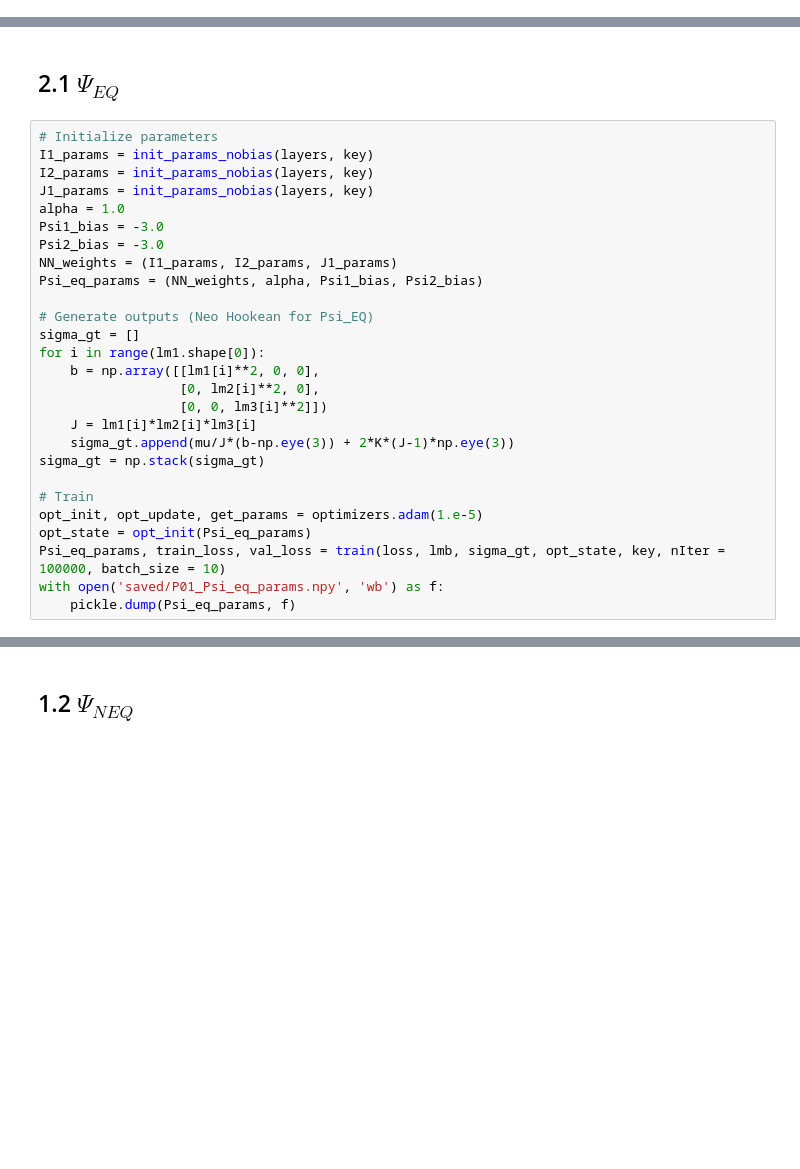
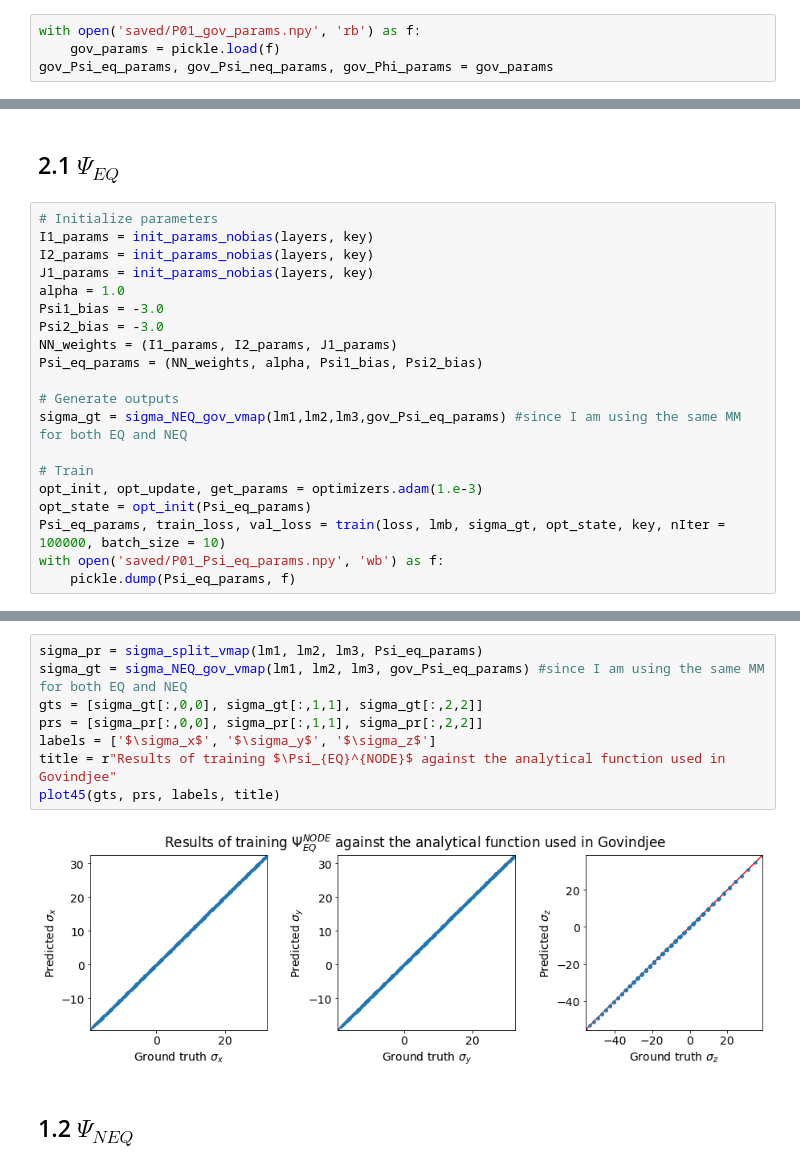
Before and after one commit to VatsalSy/nvisco, a Jupyter notebook: nvisco_P01.ipynb, the cells around one changed output, grey strips where cells are left out. Saved outputs shown, nothing was run; the diff lists cells and outputs as text; blank space fills up the shorter version.

Commit message:
Made modifications to have a better for Psi_EQ since it turns out this function is causing major differences in the outputs. Haven't been successful yet though.

```diff
--- a/nvisco_P01.ipynb
+++ b/nvisco_P01.ipynb
@@ -378,5 +403,9 @@ pass
 # %% [markdown]
 # 2. Train $\Psi_{EQ}$ and $\Psi_{NEQ}$
+# %%
+with open('saved/P01_gov_params.npy', 'rb') as f:
+    gov_params = pickle.load(f)
+gov_Psi_eq_params, gov_Psi_neq_params, gov_Phi_params = gov_params
 # %%
 # Stuff common to both Psi_EQ and Psi_NEQ
 layers = [1, 5, 5, 1]
@@ -431,18 +461,11 @@ Psi2_bias = -3.0
 NN_weights = (I1_params, I2_params, J1_params)
 Psi_eq_params = (NN_weights, alpha, Psi1_bias, Psi2_bias)
 
-# Generate outputs (Neo Hookean for Psi_EQ)
-sigma_gt = []
-for i in range(lm1.shape[0]):
-    b = np.array([[lm1[i]**2, 0, 0],
-                  [0, lm2[i]**2, 0],
-                  [0, 0, lm3[i]**2]])
-    J = lm1[i]*lm2[i]*lm3[i]
-    sigma_gt.append(mu/J*(b-np.eye(3)) + 2*K*(J-1)*np.eye(3))
-sigma_gt = np.stack(sigma_gt)
+# Generate outputs
+sigma_gt = sigma_NEQ_gov_vmap(lm1,lm2,lm3,gov_Psi_eq_params) #since I am using the same MM for both EQ and NEQ
 
 # Train
-opt_init, opt_update, get_params = optimizers.adam(1.e-5)
+opt_init, opt_update, get_params = optimizers.adam(1.e-3)
 opt_state = opt_init(Psi_eq_params)
 Psi_eq_params, train_loss, val_loss = train(loss, lmb, sigma_gt, opt_state, key, nIter = 100000, batch_size = 10)
 with open('saved/P01_Psi_eq_params.npy', 'wb') as f:
@@ -481,3 +485,13 @@ pass
+# %%
+sigma_pr = sigma_split_vmap(lm1, lm2, lm3, Psi_eq_params)
+sigma_gt = sigma_NEQ_gov_vmap(lm1, lm2, lm3, gov_Psi_eq_params) #since I am using the same MM for both EQ and NEQ
+gts = [sigma_gt[:,0,0], sigma_gt[:,1,1], sigma_gt[:,2,2]]
+prs = [sigma_pr[:,0,0], sigma_pr[:,1,1], sigma_pr[:,2,2]]
+labels = ['$\sigma_x$', '$\sigma_y$', '$\sigma_z$']
+title = r"Results of training $\Psi_{EQ}^{NODE}$ against the analytical function used in Govindjee"
+plot45(gts, prs, labels, title)
+# %% [output]
+[figure, added]
 # %% [markdown]
 ## 1.2 $\Psi_{NEQ}$
 # %%
```
Also changed, not shown: parts of 29 cells of this notebook, 28 other files.
